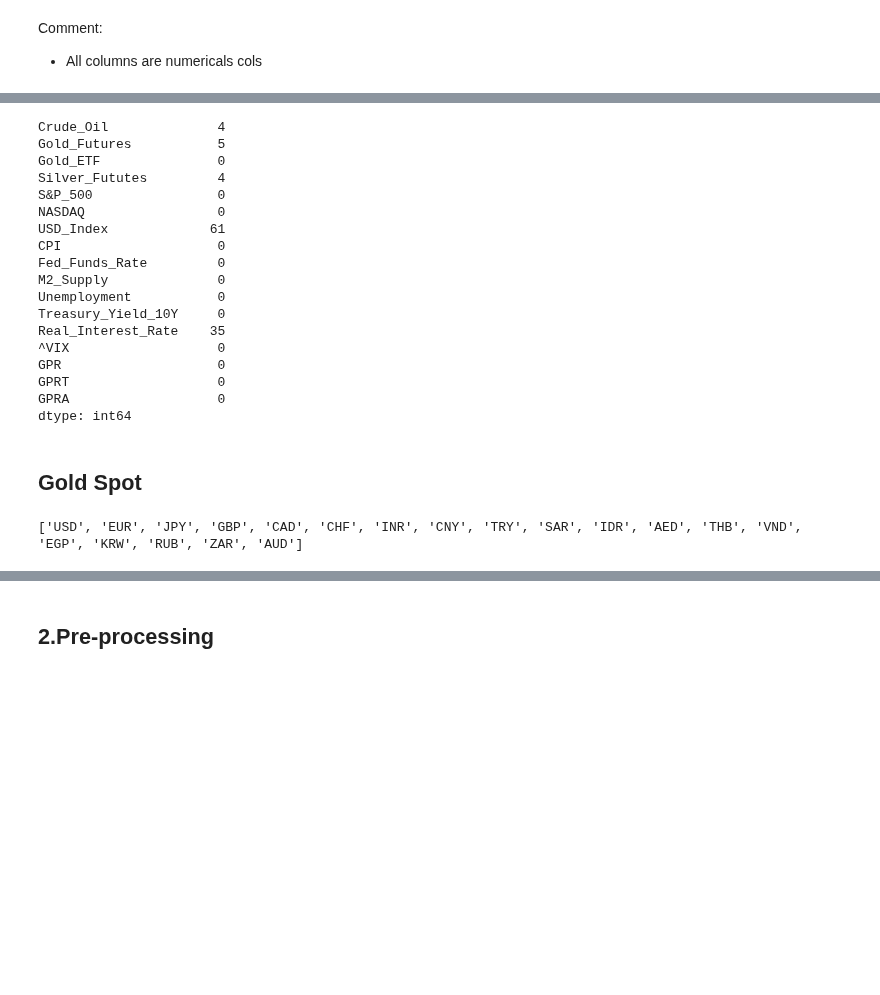
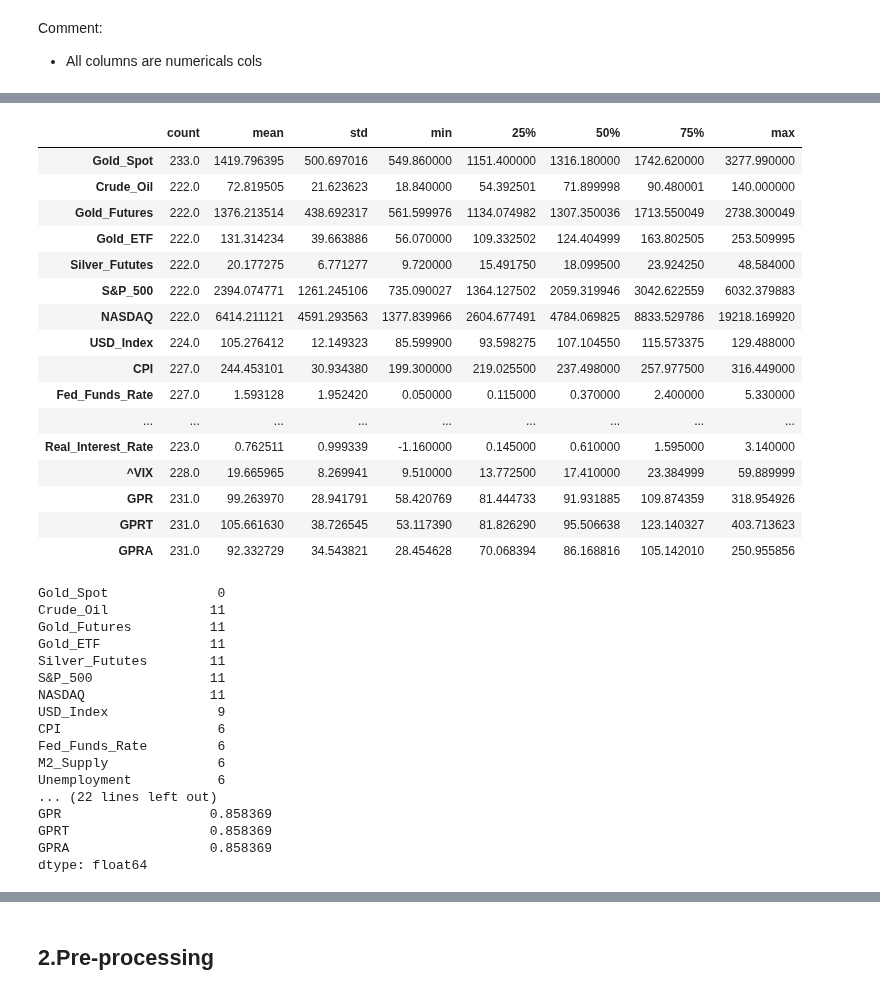
Before and after one commit to HuyPham171-hub/gold-price-prediction, a Jupyter notebook: explore.ipynb, the cells around one changed output, grey strips where cells are left out. Saved outputs shown, nothing was run; the diff lists cells and outputs as text; code cells hidden in the pictures; blank space fills up the shorter version.

```diff
--- a/explore.ipynb
+++ b/explore.ipynb
@@ -106,39 +174,46 @@ Index(['Crude_Oil', 'Gold_Futures', 'Gold_ETF', 'Silver_Fututes', 'S&P_500',
        'GPR', 'GPRT', 'GPRA'],
       dtype='object')
 # %%
-# df.nunique()
+display(df.describe().T)
+# %% [output]
+|  | count | mean | std | min | 25% | 50% | 75% | max |
+| Gold_Spot | 233.0 | 1419.796395 | 500.697016 | 549.860000 | 1151.400000 | 1316.180000 | 1742.620000 | 3277.990000 |
+| Crude_Oil | 222.0 | 72.819505 | 21.623623 | 18.840000 | 54.392501 | 71.899998 | 90.480001 | 140.000000 |
+| Gold_Futures | 222.0 | 1376.213514 | 438.692317 | 561.599976 | 1134.074982 | 1307.350036 | 1713.550049 | 2738.300049 |
+| Gold_ETF | 222.0 | 131.314234 | 39.663886 | 56.070000 | 109.332502 | 124.404999 | 163.802505 | 253.509995 |
+| Silver_Fututes | 222.0 | 20.177275 | 6.771277 | 9.720000 | 15.491750 | 18.099500 | 23.924250 | 48.584000 |
+| S&P_500 | 222.0 | 2394.074771 | 1261.245106 | 735.090027 | 1364.127502 | 2059.319946 | 3042.622559 | 6032.379883 |
+| NASDAQ | 222.0 | 6414.211121 | 4591.293563 | 1377.839966 | 2604.677491 | 4784.069825 | 8833.529786 | 19218.169920 |
+| USD_Index | 224.0 | 105.276412 | 12.149323 | 85.599900 | 93.598275 | 107.104550 | 115.573375 | 129.488000 |
+| CPI | 227.0 | 244.453101 | 30.934380 | 199.300000 | 219.025500 | 237.498000 | 257.977500 | 316.449000 |
+| Fed_Funds_Rate | 227.0 | 1.593128 | 1.952420 | 0.050000 | 0.115000 | 0.370000 | 2.400000 | 5.330000 |
+| ... | ... | ... | ... | ... | ... | ... | ... | ... |
+| Real_Interest_Rate | 223.0 | 0.762511 | 0.999339 | -1.160000 | 0.145000 | 0.610000 | 1.595000 | 3.140000 |
+| ^VIX | 228.0 | 19.665965 | 8.269941 | 9.510000 | 13.772500 | 17.410000 | 23.384999 | 59.889999 |
+| GPR | 231.0 | 99.263970 | 28.941791 | 58.420769 | 81.444733 | 91.931885 | 109.874359 | 318.954926 |
+| GPRT | 231.0 | 105.661630 | 38.726545 | 53.117390 | 81.826290 | 95.506638 | 123.140327 | 403.713623 |
+| GPRA | 231.0 | 92.332729 | 34.543821 | 28.454628 | 70.068394 | 86.168816 | 105.142010 | 250.955856 |
 # %%
-df.isnull().sum()
+null_count = df.isnull().sum()
+null_percent = (null_count / len(df)) * 100
+
+print(null_count)
+print(null_percent)
 # %% [output]
-Crude_Oil              4
-Gold_Futures           5
-Gold_ETF               0
-Silver_Fututes         4
-S&P_500                0
-NASDAQ                 0
-USD_Index             61
-CPI                    0
-Fed_Funds_Rate         0
-M2_Supply              0
-Unemployment           0
-Treasury_Yield_10Y     0
-Real_Interest_Rate    35
-^VIX                   0
-GPR                    0
-GPRT                   0
-GPRA                   0
-dtype: int64
+Gold_Spot              0
+Crude_Oil             11
+Gold_Futures          11
+Gold_ETF              11
+Silver_Fututes        11
+S&P_500               11
+NASDAQ                11
+USD_Index              9
+CPI                    6
+Fed_Funds_Rate         6
+M2_Supply              6
+Unemployment           6
+... (22 lines left out)
+GPR                   0.858369
+GPRT                  0.858369
+GPRA                  0.858369
+dtype: float64
-# %% [markdown]
-## Gold Spot
-# %%
-gold_spot = pd.read_excel(
-    "data/Gold_price_averages_in_a range_of_currencies_since_1978.xlsx",
-    sheet_name='Monthly_Avg',
-    header=5
-)
-gold_spot = gold_spot.loc[:, ~gold_spot.columns.str.startswith("Unnamed")]
-gold_spot["Date"] = pd.to_datetime(gold_spot["Date"], errors="coerce")
-gold_spot.set_index("Date", inplace=True)
-print(gold_spot.columns.tolist())
-# %% [output]
-['USD', 'EUR', 'JPY', 'GBP', 'CAD', 'CHF', 'INR', 'CNY', 'TRY', 'SAR', 'IDR', 'AED', 'THB', 'VND', 'EGP', 'KRW', 'RUB', 'ZAR', 'AUD']
```
Also changed, not shown: parts of 23 cells of this notebook, 2 other files.
